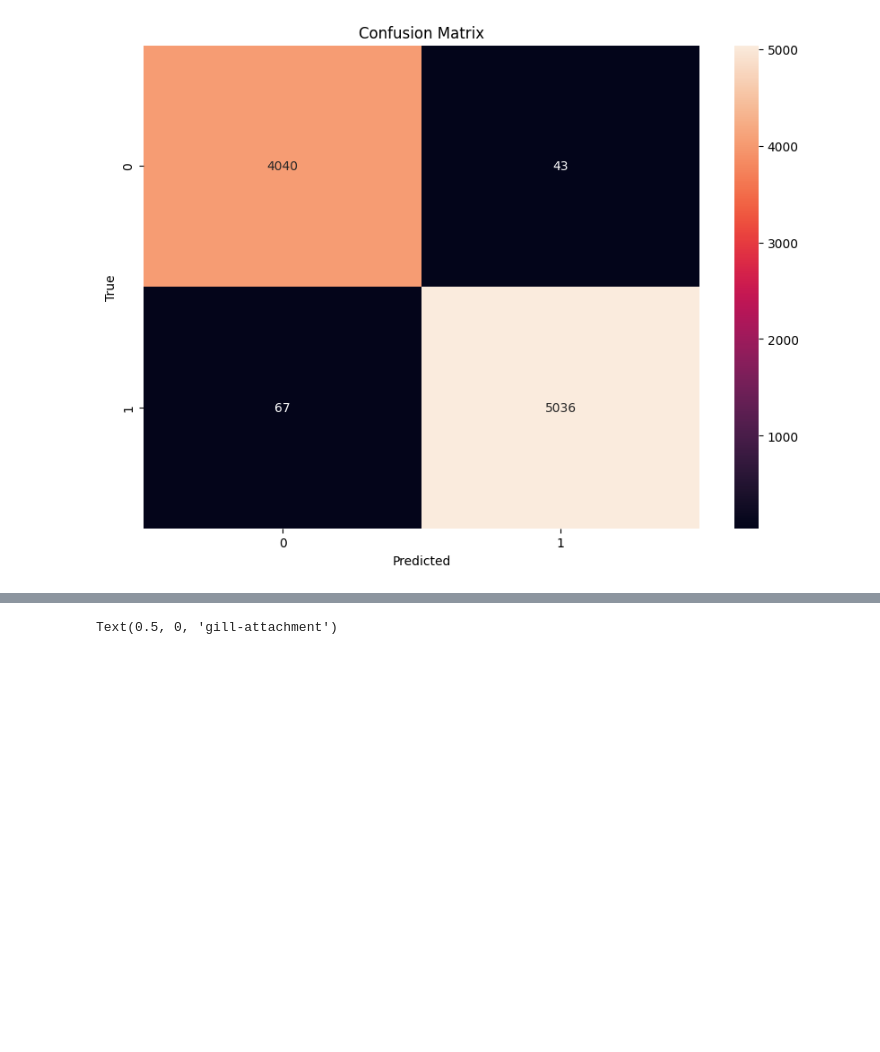
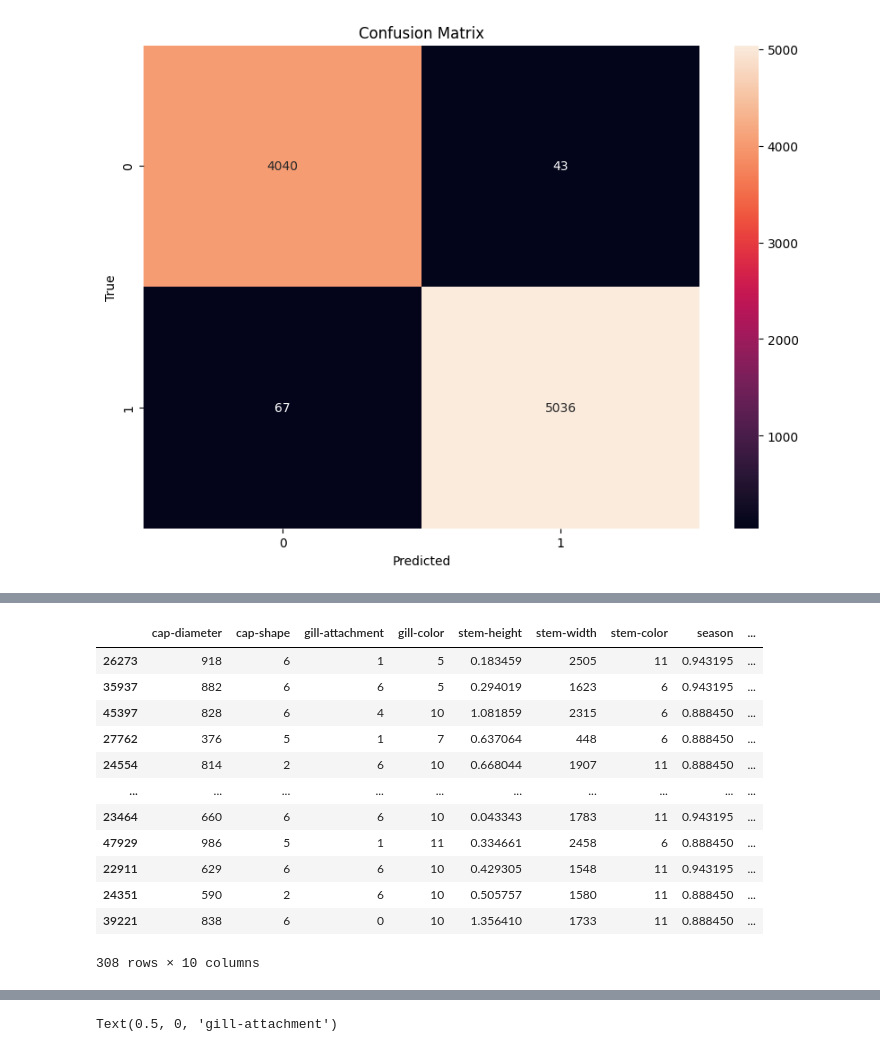
Before and after one commit to hiendamvan/mushroom_edible_classification, a Jupyter notebook: KNN_MODEL.ipynb, the cells around one changed output, grey strips where cells are left out. Drawn from its saved outputs; the diff is of its cells as text; code cells hidden in the pictures; blank space fills up the shorter version.

```diff
--- a/KNN_MODEL.ipynb
+++ b/KNN_MODEL.ipynb
@@ -274,0 +294,16 @@ plt.show()
+# %%
+miss_train
+# %% [output]
+|  | cap-diameter | cap-shape | gill-attachment | gill-color | stem-height | stem-width | stem-color | season | ... |
+| 26273 | 918 | 6 | 1 | 5 | 0.183459 | 2505 | 11 | 0.943195 | ... |
+| 35937 | 882 | 6 | 6 | 5 | 0.294019 | 1623 | 6 | 0.943195 | ... |
+| 45397 | 828 | 6 | 4 | 10 | 1.081859 | 2315 | 6 | 0.888450 | ... |
+| 27762 | 376 | 5 | 1 | 7 | 0.637064 | 448 | 6 | 0.888450 | ... |
+| 24554 | 814 | 2 | 6 | 10 | 0.668044 | 1907 | 11 | 0.888450 | ... |
+| ... | ... | ... | ... | ... | ... | ... | ... | ... | ... |
+| 23464 | 660 | 6 | 6 | 10 | 0.043343 | 1783 | 11 | 0.943195 | ... |
+| 47929 | 986 | 5 | 1 | 11 | 0.334661 | 2458 | 6 | 0.888450 | ... |
+| 22911 | 629 | 6 | 6 | 10 | 0.429305 | 1548 | 11 | 0.943195 | ... |
+| 24351 | 590 | 2 | 6 | 10 | 0.505757 | 1580 | 11 | 0.888450 | ... |
+| 39221 | 838 | 6 | 0 | 10 | 1.356410 | 1733 | 11 | 0.888450 | ... |
+308 rows × 10 columns
```
Also changed, not shown: parts of 19 cells of this notebook.
